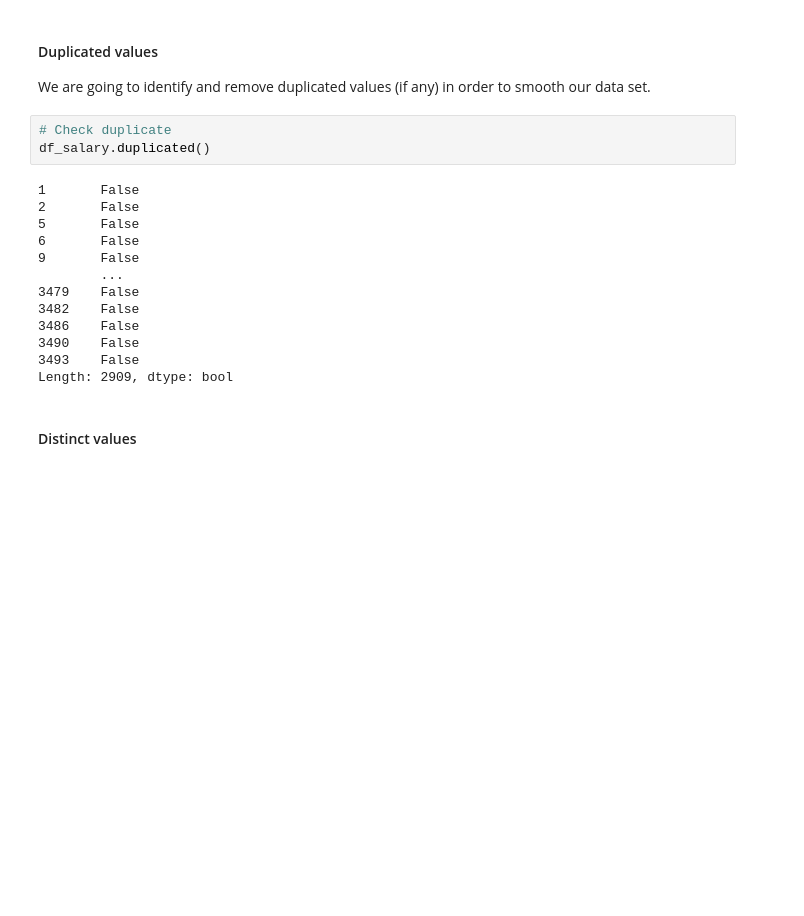
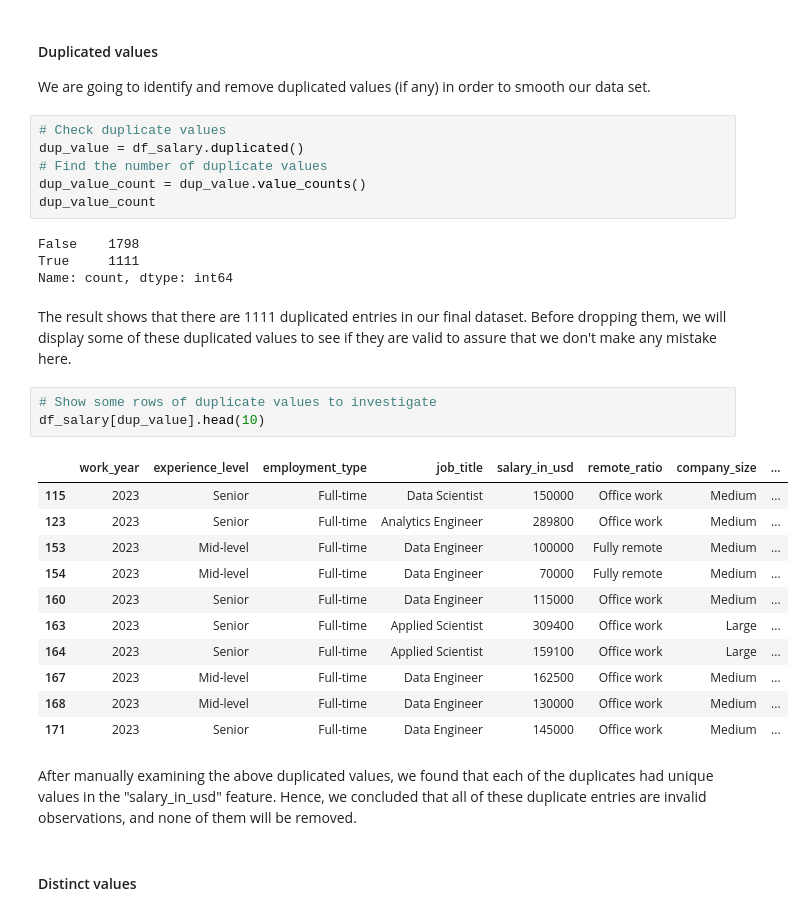
Before and after one commit to hiephamk/Data_Analysis, a Jupyter notebook: GroupHCDD.ipynb, the cells around one changed output. Saved outputs shown, nothing was run; the diff lists cells and outputs as text; blank space fills up the shorter version.

```diff
--- a/GroupHCDD.ipynb
+++ b/GroupHCDD.ipynb
@@ -190,21 +190,34 @@ Finally, our data set now has 2909 rows and 7 columns in total.
 
 We are going to identify and remove duplicated values (if any) in order to smooth our data set.
 # %%
-# Check duplicate
-df_salary.duplicated()
+# Check duplicate values
+dup_value = df_salary.duplicated()
+# Find the number of duplicate values
+dup_value_count = dup_value.value_counts()
+dup_value_count
 # %% [output]
-1       False
-2       False
-5       False
-6       False
-9       False
-        ...
-3479    False
-3482    False
-3486    False
-3490    False
-3493    False
-Length: 2909, dtype: bool
+False    1798
+True     1111
+Name: count, dtype: int64
+# %% [markdown]
+The result shows that there are 1111 duplicated entries in our final dataset. Before dropping them, we will display some of these duplicated values to see if they are valid to assure that we don't make any mistake here.
+# %%
+# Show some rows of duplicate values to investigate
+df_salary[dup_value].head(10)
+# %% [output]
+|  | work_year | experience_level | employment_type | job_title | salary_in_usd | remote_ratio | company_size | ... |
+| 115 | 2023 | Senior | Full-time | Data Scientist | 150000 | Office work | Medium | ... |
+| 123 | 2023 | Senior | Full-time | Analytics Engineer | 289800 | Office work | Medium | ... |
+| 153 | 2023 | Mid-level | Full-time | Data Engineer | 100000 | Fully remote | Medium | ... |
+| 154 | 2023 | Mid-level | Full-time | Data Engineer | 70000 | Fully remote | Medium | ... |
+| 160 | 2023 | Senior | Full-time | Data Engineer | 115000 | Office work | Medium | ... |
+| 163 | 2023 | Senior | Full-time | Applied Scientist | 309400 | Office work | Large | ... |
+| 164 | 2023 | Senior | Full-time | Applied Scientist | 159100 | Office work | Large | ... |
+| 167 | 2023 | Mid-level | Full-time | Data Engineer | 162500 | Office work | Medium | ... |
+| 168 | 2023 | Mid-level | Full-time | Data Engineer | 130000 | Office work | Medium | ... |
+| 171 | 2023 | Senior | Full-time | Data Engineer | 145000 | Office work | Medium | ... |
+# %% [markdown]
+After manually examining the above duplicated values, we found that each of the duplicates had unique values in the "salary_in_usd" feature. Hence, we concluded that all of these duplicate entries are invalid observations, and none of them will be removed.
 # %% [markdown]
 #### Distinct values
 # %%
```
Also changed, not shown: parts of 22 cells of this notebook.
